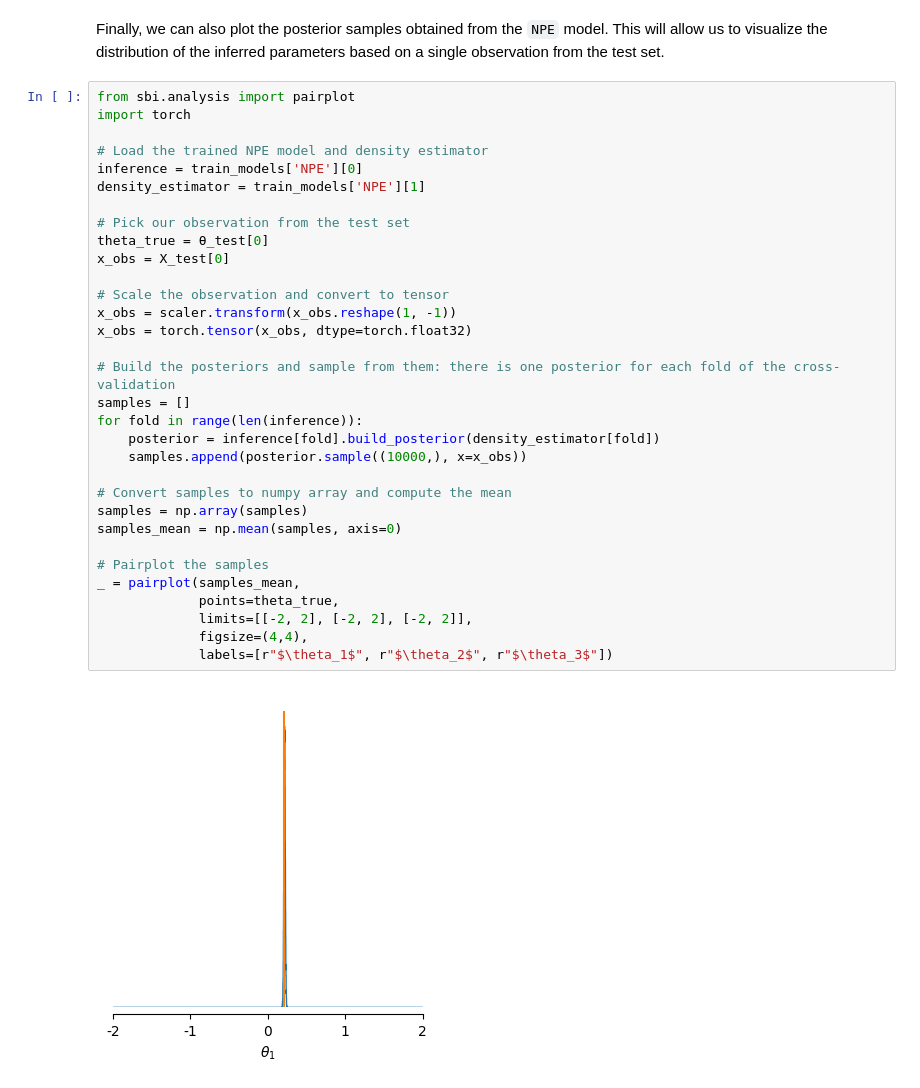
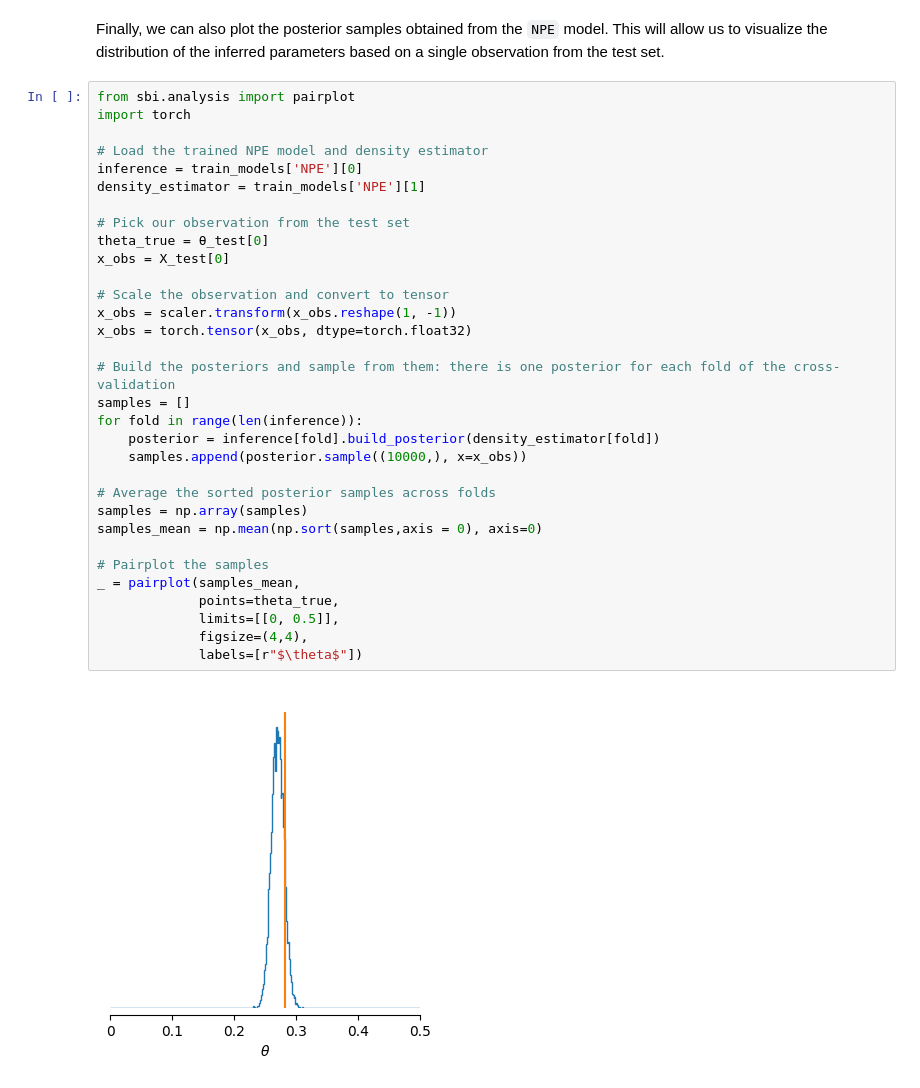
Before and after one commit to necolab-ugr/ncpi, a Jupyter notebook: docs/notebooks/researchers_ML_SBI.ipynb, the cells around one changed output. Cells and saved outputs as stored; diff of their text form.

Commit message:
Fix pairplot labels

```diff
--- a/docs/notebooks/researchers_ML_SBI.ipynb
+++ b/docs/notebooks/researchers_ML_SBI.ipynb
@@ -243,34 +239,34 @@ Finally, we can also plot the posterior samples obtained from the `NPE` model. T
 # %%
 from sbi.analysis import pairplot
 import torch
 
 # Load the trained NPE model and density estimator
 inference = train_models['NPE'][0]
 density_estimator = train_models['NPE'][1]
 
 # Pick our observation from the test set
 theta_true = θ_test[0]
 x_obs = X_test[0]
 
 # Scale the observation and convert to tensor
 x_obs = scaler.transform(x_obs.reshape(1, -1))
 x_obs = torch.tensor(x_obs, dtype=torch.float32)
 
 # Build the posteriors and sample from them: there is one posterior for each fold of the cross-validation
 samples = []
 for fold in range(len(inference)):
     posterior = inference[fold].build_posterior(density_estimator[fold])
     samples.append(posterior.sample((10000,), x=x_obs))
 
-# Convert samples to numpy array and compute the mean
+# Average the sorted posterior samples across folds
 samples = np.array(samples)
-samples_mean = np.mean(samples, axis=0)
+samples_mean = np.mean(np.sort(samples,axis = 0), axis=0)
 
 # Pairplot the samples
 _ = pairplot(samples_mean,
              points=theta_true,
-             limits=[[-2, 2], [-2, 2], [-2, 2]],
+             limits=[[0, 0.5]],
              figsize=(4,4),
-             labels=[r"$\theta_1$", r"$\theta_2$", r"$\theta_3$"])
+             labels=[r"$\theta$"])
 # %% [output]
-[figure, old version]
+[figure, new version]
```
Also changed, not shown: parts of 2 cells of this notebook, 1 other file.
